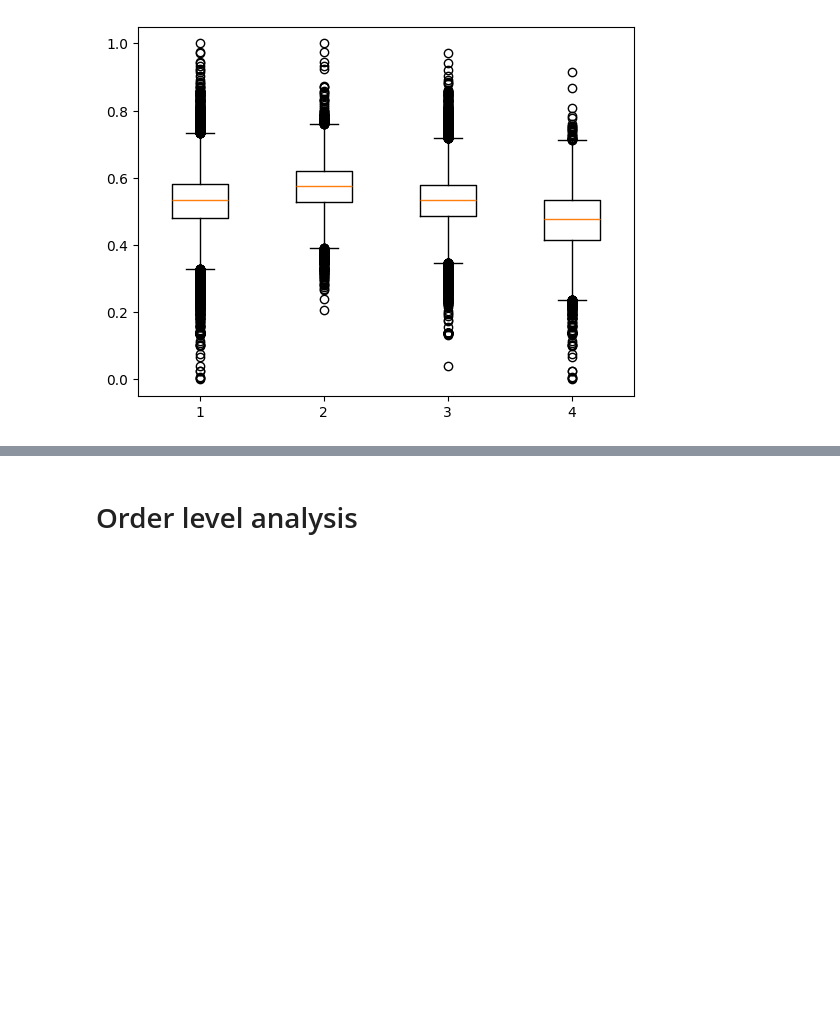
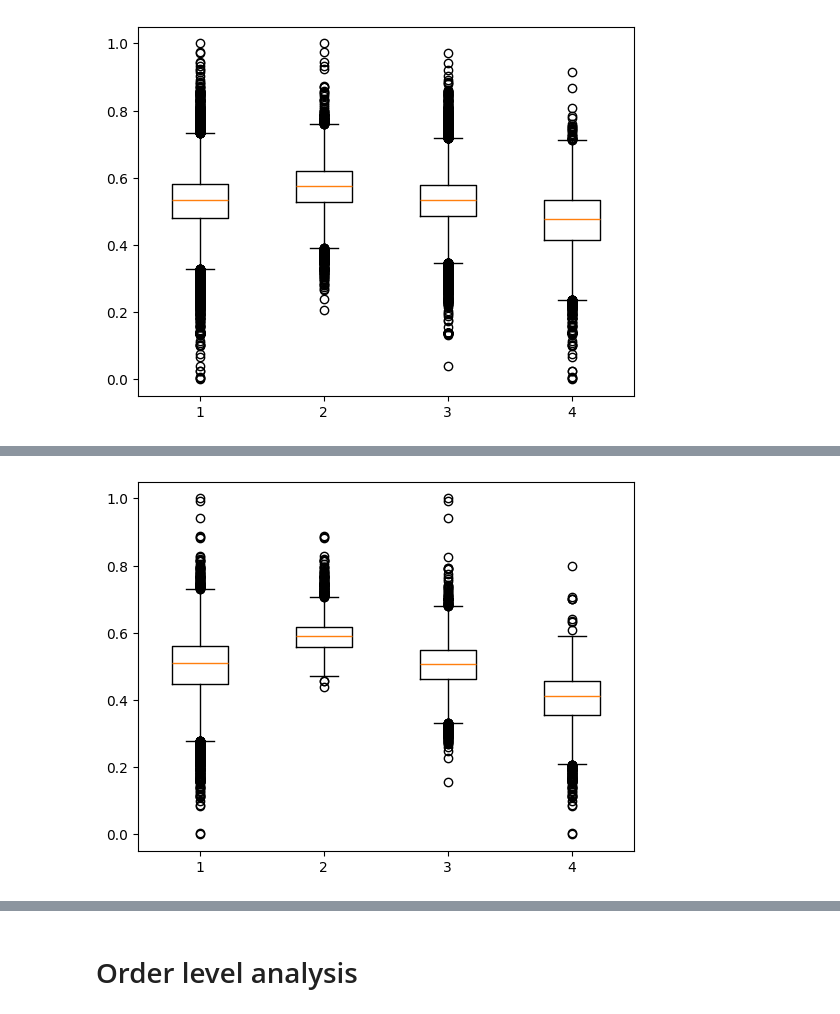
Before and after one commit to AChiaraCapuano/incentives_analysis, a Jupyter notebook: analysis_nb.ipynb, the cells around one changed output, grey strips where cells are left out. Cells and saved outputs as stored; diff of their text form; code cells hidden in the pictures; blank space fills up the shorter version.

```diff
--- a/analysis_nb.ipynb
+++ b/analysis_nb.ipynb
@@ -353,0 +376,4 @@ plt.boxplot ([df_sol['mean_incentive_value_normalized'], df_high['mean_incentive
+# %%
+plt.boxplot ([df_sol_SG['incentive_basket_value_normalized'], df_high_SG['incentive_basket_value_normalized'], df_mid_SG['incentive_basket_value_normalized'], df_low_SG['incentive_basket_value_normalized']]);
+# %% [output]
+[figure, added]
```
Also changed, not shown: parts of 9 cells of this notebook.
